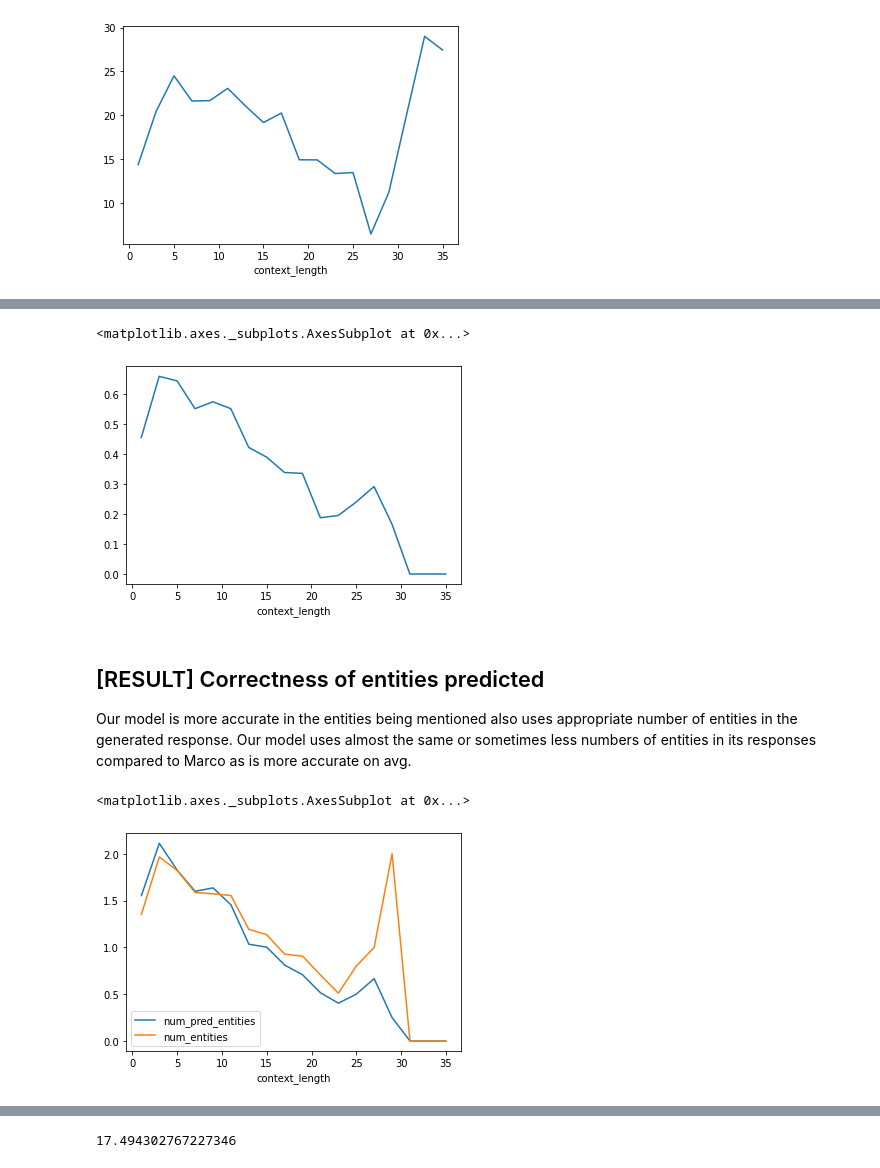
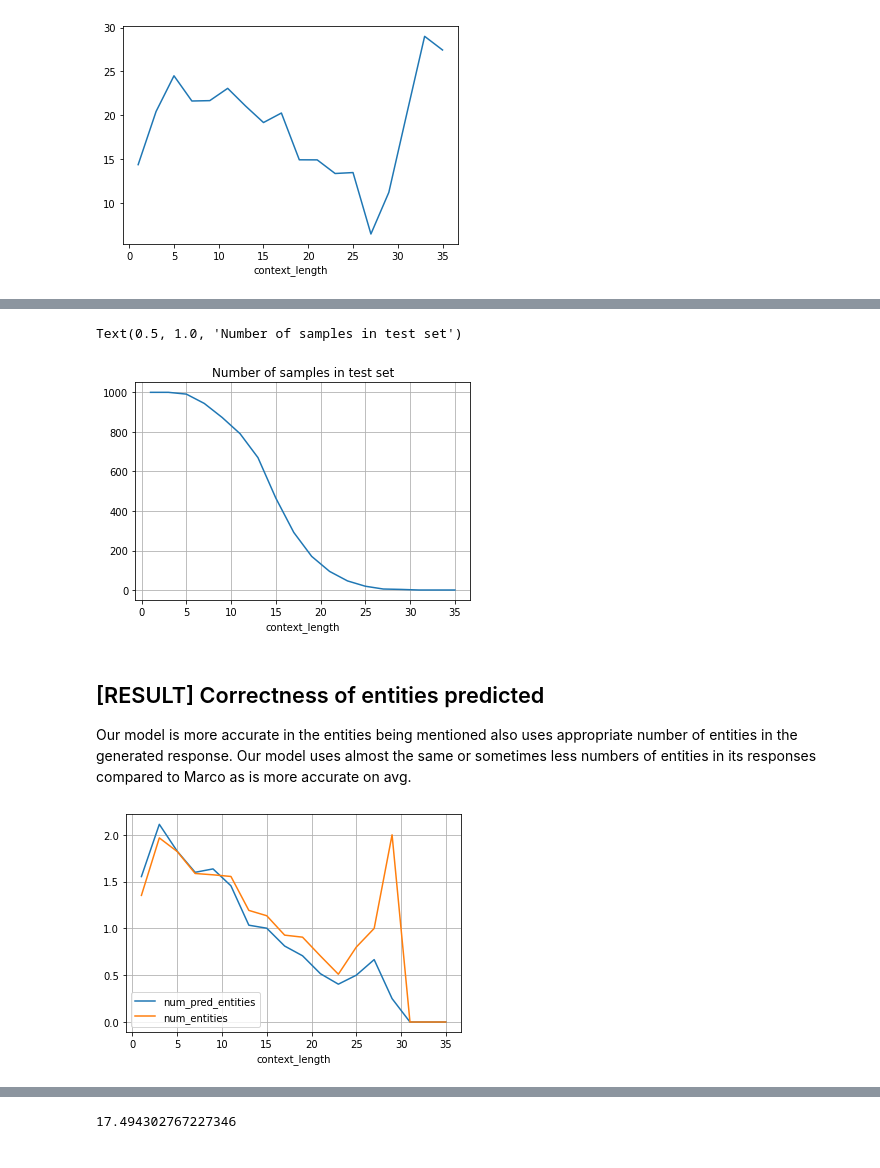
Before and after one commit to bsantraigi/Hierarchical-Transformer-Dialog, a Jupyter notebook: error_reader.ipynb, the cells around one changed output, grey strips where cells are left out. Cells and saved outputs as stored; diff of their text form; code cells hidden in the pictures.

```diff
--- a/error_reader.ipynb
+++ b/error_reader.ipynb
@@ -382,14 +386,16 @@ df.groupby('context_length')['f1_entity'].mean().plot()
-# %%
-df.groupby('context_length')['entity_f1'].mean().plot()
-# %% [output]
-<matplotlib.axes._subplots.AxesSubplot at 0x...>
-[figure, removed]
+# %%
+df.groupby('context_length')['file'].count().plot()
+plt.grid()
+plt.title("Number of samples in test set")
+# %% [output]
+Text(0.5, 1.0, 'Number of samples in test set')
+[figure, added]
 # %% [markdown]
 ## [RESULT] Correctness of entities predicted
 
 Our model is more accurate in the entities being mentioned also uses appropriate number of entities in the generated response. Our model uses almost the same or sometimes less numbers of entities in its responses compared to Marco as is more accurate on avg.
 # %%
 df.groupby('context_length')[['num_pred_entities', 'num_entities']].mean().plot()
+plt.grid()
 # %% [output]
-<matplotlib.axes._subplots.AxesSubplot at 0x...>
-[figure, old version]
+[figure, new version]
```
Also changed, not shown: parts of 14 cells of this notebook, 1 other file.
